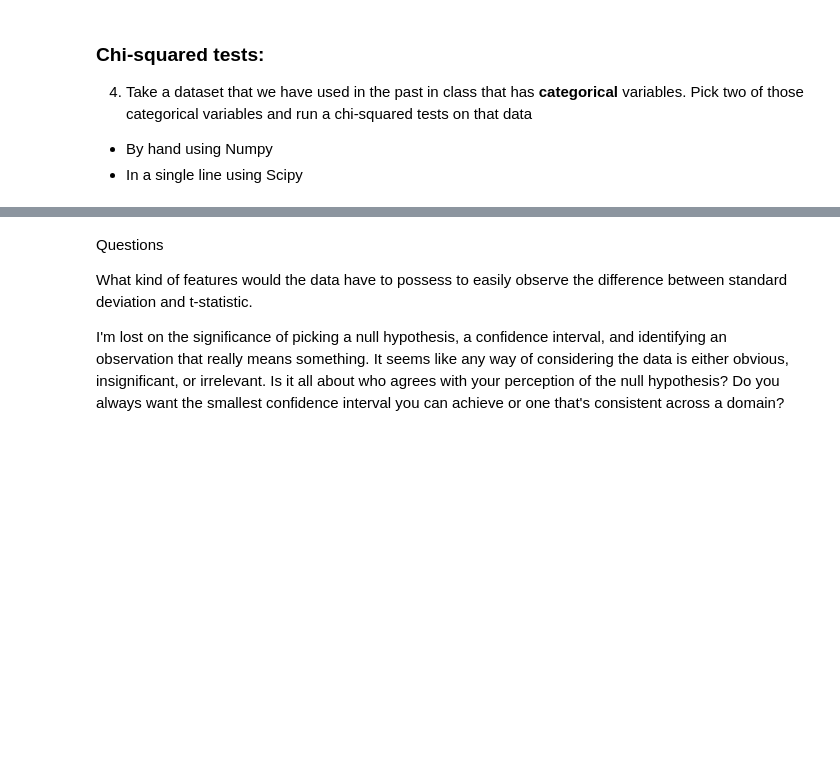
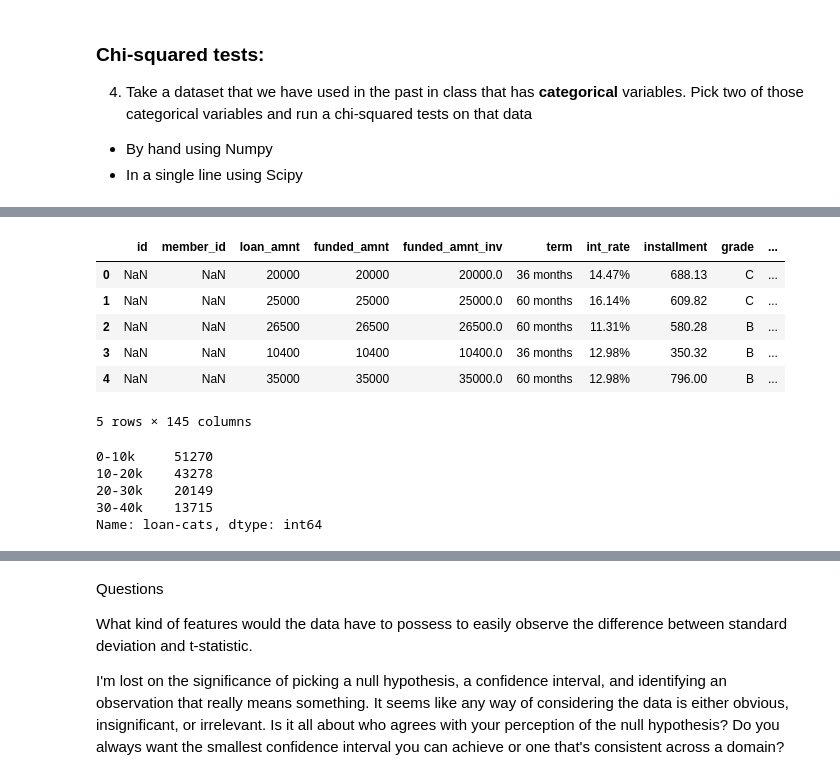
Before and after one commit to johnwesleyharding/DS-Unit-1-Sprint-2-Statistics, a Jupyter notebook: JWH_assignment_DS_122_Sampling_Confidence_Intervals_and_Hypothesis_Testing.ipynb, the cells around one changed output, grey strips where cells are left out. Cells and saved outputs as stored; diff of their text form; code cells hidden in the pictures; blank space fills up the shorter version.

```diff
--- a/JWH_assignment_DS_122_Sampling_Confidence_Intervals_and_Hypothesis_Testing.ipynb
+++ b/JWH_assignment_DS_122_Sampling_Confidence_Intervals_and_Hypothesis_Testing.ipynb
@@ -106 +164,23 @@ df.describe(include = object)
+# %%
+cut_points = [0, 10000, 20000, 30000, 40000]
+label_names = ['0-10k', '10-20k', '20-30k', '30-40k']
+df['loan-cats'] = pd.cut(df['loan_amnt'], cut_points, labels=label_names)
+
+df.head()
+# %% [output]
+|  | id | member_id | loan_amnt | funded_amnt | funded_amnt_inv | term | int_rate | installment | grade | ... |
+| 0 | NaN | NaN | 20000 | 20000 | 20000.0 | 36 months | 14.47% | 688.13 | C | ... |
+| 1 | NaN | NaN | 25000 | 25000 | 25000.0 | 60 months | 16.14% | 609.82 | C | ... |
+| 2 | NaN | NaN | 26500 | 26500 | 26500.0 | 60 months | 11.31% | 580.28 | B | ... |
+| 3 | NaN | NaN | 10400 | 10400 | 10400.0 | 36 months | 12.98% | 350.32 | B | ... |
+| 4 | NaN | NaN | 35000 | 35000 | 35000.0 | 60 months | 12.98% | 796.00 | B | ... |
+5 rows × 145 columns
+# %%
+df['loan-cats'].value_counts()
+# %% [output]
+0-10k     51270
+10-20k    43278
+20-30k    20149
+30-40k    13715
+Name: loan-cats, dtype: int64
 # %%
```
Also changed, not shown: parts of 9 cells of this notebook.
